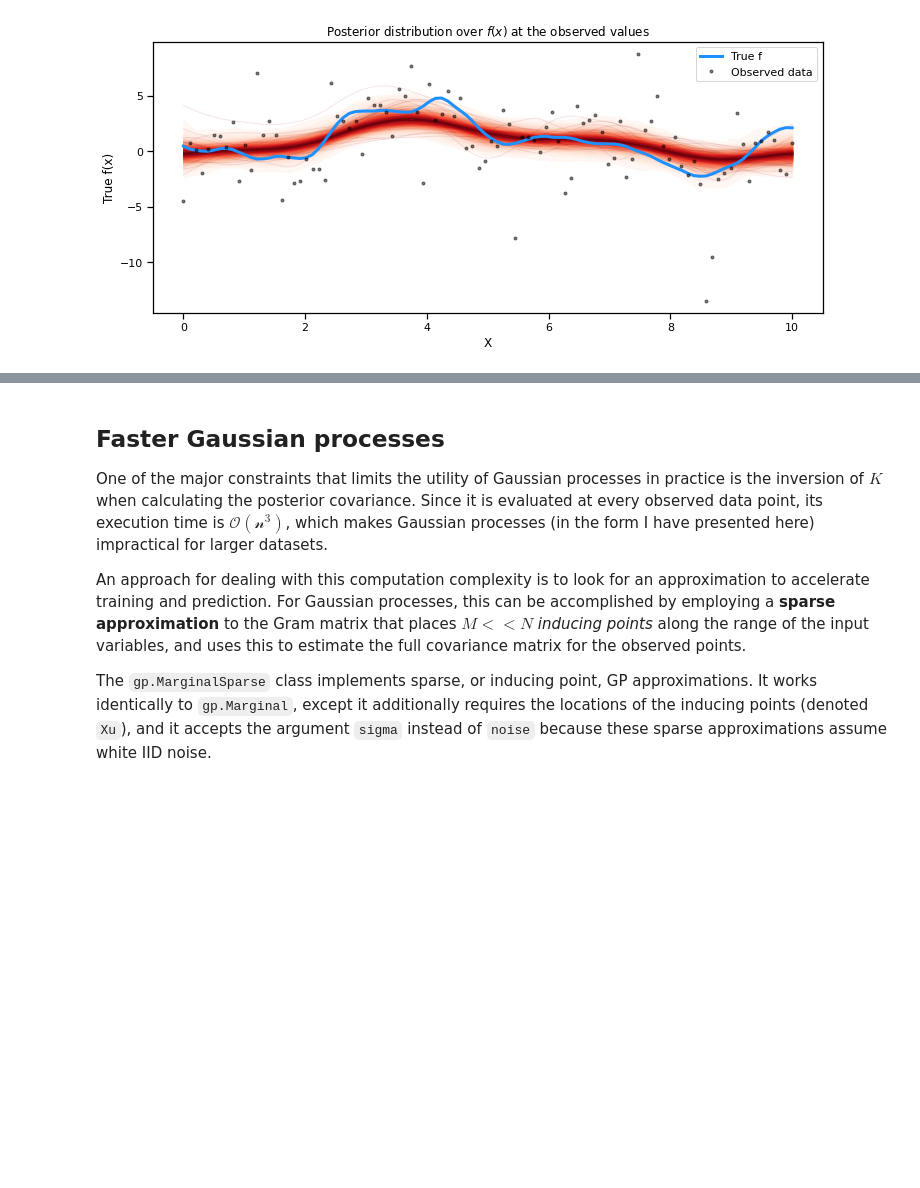
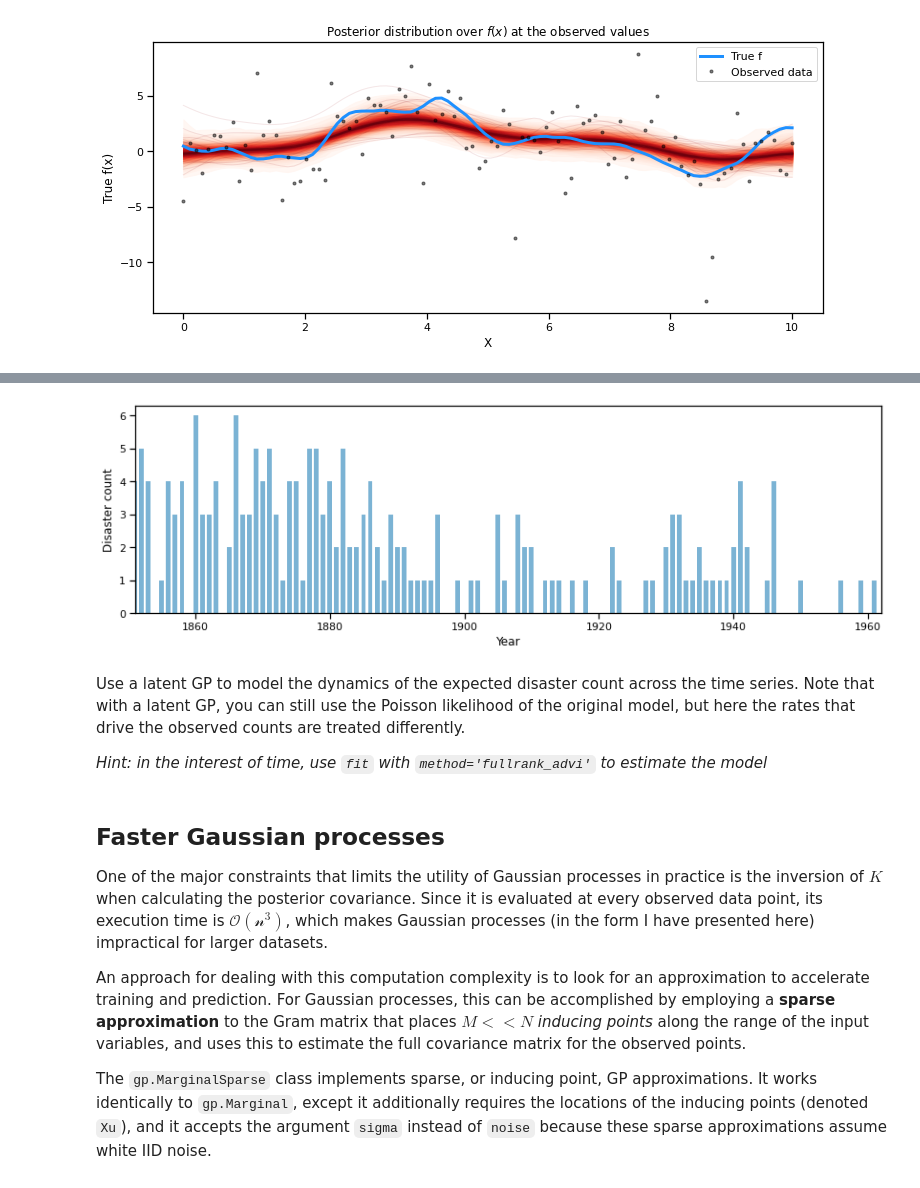
Before and after one commit to fonnesbeck/Bayes_Computing_Course, a Jupyter notebook: notebooks/Section5_1-Gaussian_Processes.ipynb, the cells around one changed output, grey strips where cells are left out. Drawn from its saved outputs; the diff is of its cells as text; code cells hidden in the pictures; blank space fills up the shorter version.

```diff
--- a/notebooks/Section5_1-Gaussian_Processes.ipynb
+++ b/notebooks/Section5_1-Gaussian_Processes.ipynb
@@ -786,0 +831,22 @@ plt.title("Posterior distribution over $f(x)$ at the observed values"); plt.lege
+# %%
+# Time series of recorded coal mining disasters in the UK from 1851 to 1962
+disasters_data = np.array([4, 5, 4, 0, 1, 4, 3, 4, 0, 6, 3, 3, 4, 0, 2, 6,
+                        3, 3, 5, 4, 5, 3, 1, 4, 4, 1, 5, 5, 3, 4, 2, 5,
+                        2, 2, 3, 4, 2, 1, 3, 2, 2, 1, 1, 1, 1, 3, 0, 0,
+                        1, 0, 1, 1, 0, 0, 3, 1, 0, 3, 2, 2, 0, 1, 1, 1,
+                        0, 1, 0, 1, 0, 0, 0, 2, 1, 0, 0, 0, 1, 1, 0, 2,
+                        3, 3, 1, 1, 2, 1, 1, 1, 1, 2, 4, 2, 0, 0, 1, 4,
+                        0, 0, 0, 1, 0, 0, 0, 0, 0, 1, 0, 0, 1, 0, 1])
+year = np.arange(1851, 1962)
+
+fig, ax = plt.subplots(figsize=(14,4))
+ax.bar(year, disasters_data, color="#348ABD", alpha=0.65, width=0.7)
+ax.set_xlim(year[0], year[-1]+1)
+ax.set_ylabel('Disaster count')
+ax.set_xlabel('Year');
+# %% [output]
+[figure, added]
+# %% [markdown]
+Use a latent GP to model the dynamics of the expected disaster count across the time series. Note that with a latent GP, you can still use the Poisson likelihood of the original model, but here the rates that drive the observed counts are treated differently.
+
+*Hint: in the interest of time, use `fit` with `method='fullrank_advi'` to estimate the model*
```
Also changed, not shown: parts of 32 cells of this notebook, 6 other files.
